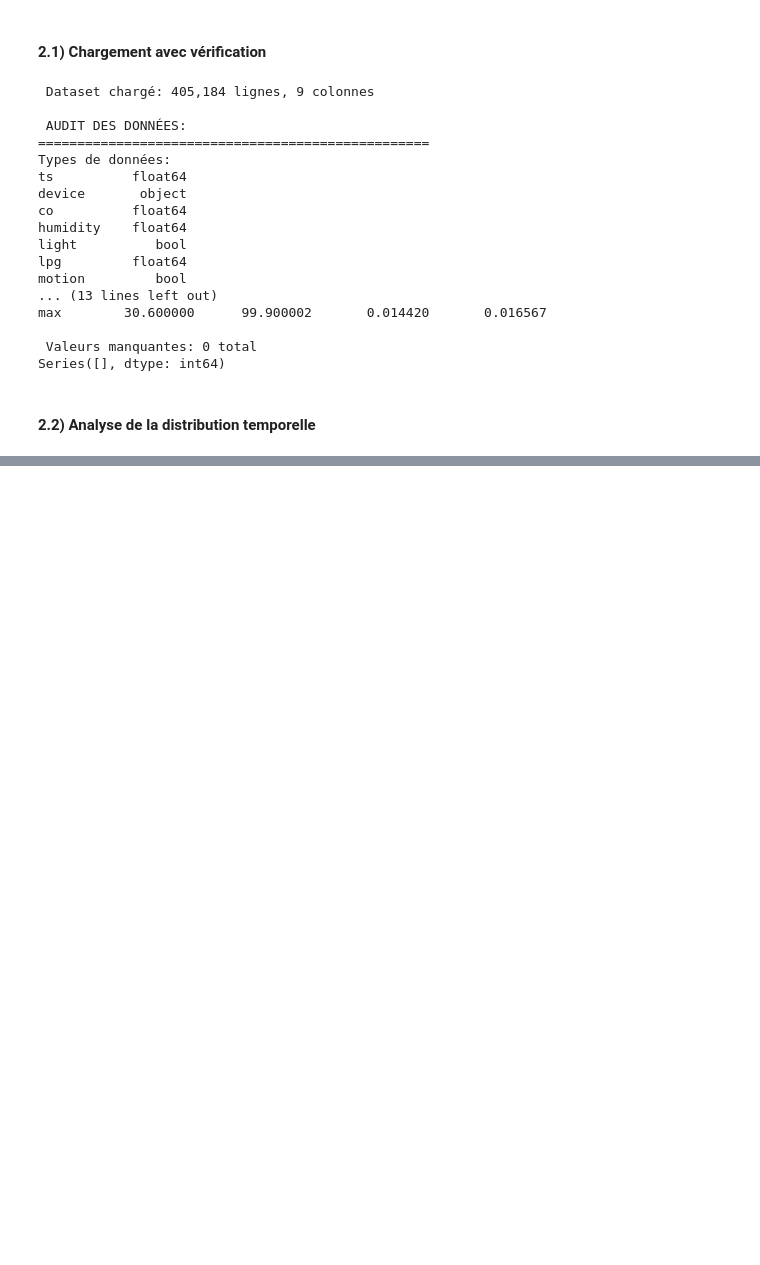
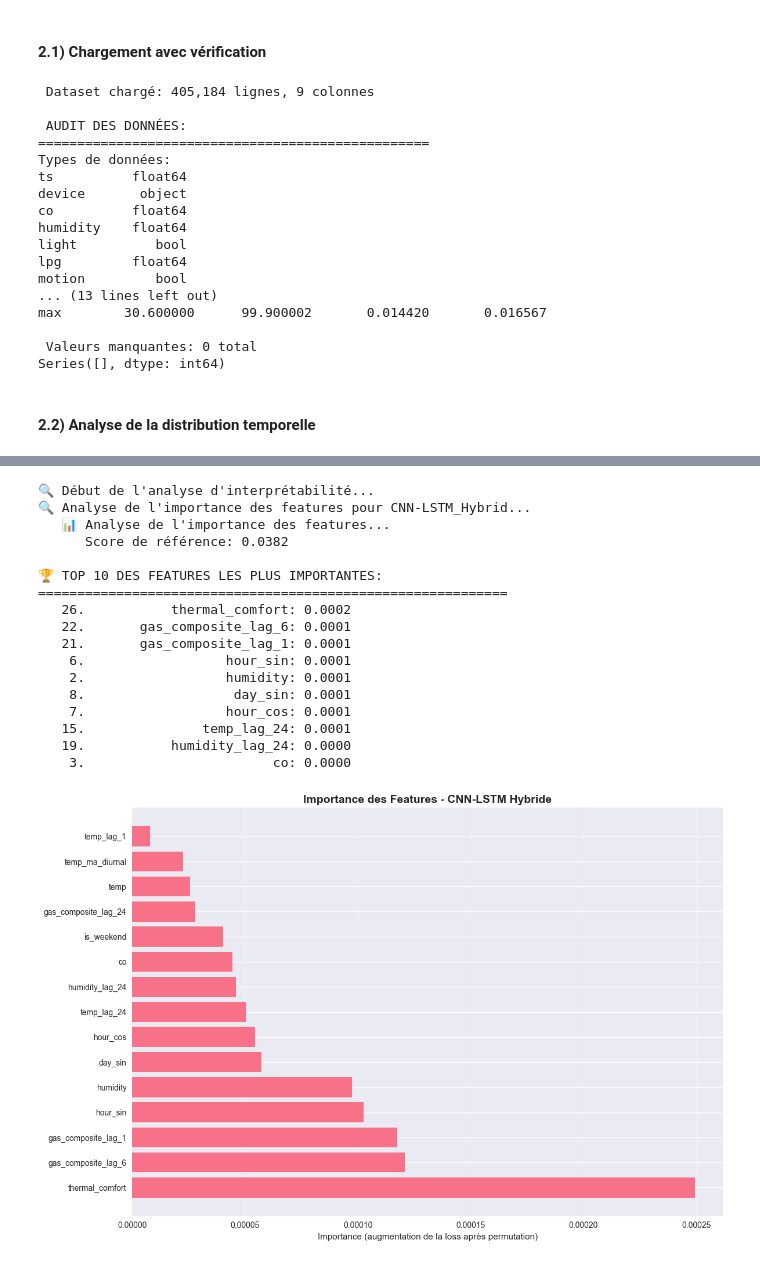
Before and after one commit to Macky0101/classification_dimage_et_Predic_ST, a Jupyter notebook: Predict_serie_temp_Version_4.ipynb, the cells around one changed output, grey strips where cells are left out. Saved outputs shown, nothing was run; the diff lists cells and outputs as text; code cells hidden in the pictures; blank space fills up the shorter version.

```diff
--- a/Predict_serie_temp_Version_4.ipynb
+++ b/Predict_serie_temp_Version_4.ipynb
@@ -175,0 +3385,79 @@ Series([], dtype: int64)
+# %%
+# =============================================================================
+# 10. INTERPRÉTABILITÉ ET ANALYSE DES RÉSULTATS
+# =============================================================================
+print("🔍 Début de l'analyse d'interprétabilité...")
+
+# 10.1) Analyse de l'importance des features
+def analyze_feature_importance(model, X_val, feature_names, n_repeats=3):
+    """Analyse l'importance des features par permutation - adaptée aux petits datasets"""
+    print(f"   📊 Analyse de l'importance des features...")
+
+    # Score de référence
+    baseline_score = model.evaluate(X_val, y_val_flat, verbose=0)[0]
+    print(f"      Score de référence: {baseline_score:.4f}")
+
+    importance_scores = []
+
+    for feature_idx in range(X_val.shape[2]):
+        feature_scores = []
+
+        for _ in range(n_repeats):
+            X_permuted = X_val.copy()
+            # Permutation de la feature
+            X_permuted[:, :, feature_idx] = np.random.permutation(X_permuted[:, :, feature_idx])
+            # Nouveau score
+            permuted_score = model.evaluate(X_permuted, y_val_flat, verbose=0)[0]
+            # Importance = dégradation du score
+            importance = permuted_score - baseline_score
+            feature_scores.append(importance)
+
+        importance_scores.append(np.mean(feature_scores))
+
+    # Création du DataFrame des résultats
+    importance_df = pd.DataFrame({
+        'feature': feature_names,
+        'importance': importance_scores
+    }).sort_values('importance', ascending=False)
+
+    return importance_df
+
+# Analyse pour le meilleur modèle
+print("🔍 Analyse de l'importance des features pour CNN-LSTM_Hybrid...")
+best_model = training_results['CNN_LSTM_Hybrid']['model']
+feature_importance = analyze_feature_importance(best_model, X_val_seq, feature_cols, n_repeats=2)
+
+print(f"\n🏆 TOP 10 DES FEATURES LES PLUS IMPORTANTES:")
+print("=" * 60)
+for i, row in feature_importance.head(10).iterrows():
+    print(f"   {i+1:2d}. {row['feature']:>25}: {row['importance']:.4f}")
+
+# 10.2) Visualisation de l'importance des features
+plt.figure(figsize=(12, 8))
+top_features = feature_importance.head(15)
+plt.barh(range(len(top_features)), top_features['importance'])
+plt.yticks(range(len(top_features)), top_features['feature'])
+plt.title('Importance des Features - CNN-LSTM Hybride', fontweight='bold', fontsize=14)
+plt.xlabel('Importance (augmentation de la loss après permutation)')
+plt.grid(True, alpha=0.3, axis='x')
+plt.tight_layout()
+plt.show()
+# %% [output]
+🔍 Début de l'analyse d'interprétabilité...
+🔍 Analyse de l'importance des features pour CNN-LSTM_Hybrid...
+   📊 Analyse de l'importance des features...
+      Score de référence: 0.0382
+
+🏆 TOP 10 DES FEATURES LES PLUS IMPORTANTES:
+============================================================
+   26.           thermal_comfort: 0.0002
+   22.       gas_composite_lag_6: 0.0001
+   21.       gas_composite_lag_1: 0.0001
+    6.                  hour_sin: 0.0001
+    2.                  humidity: 0.0001
+    8.                   day_sin: 0.0001
+    7.                  hour_cos: 0.0001
+   15.               temp_lag_24: 0.0001
+   19.           humidity_lag_24: 0.0000
+    3.                        co: 0.0000
+[figure, added]
```
Also changed, not shown: parts of 76 cells of this notebook, 10 other files.
